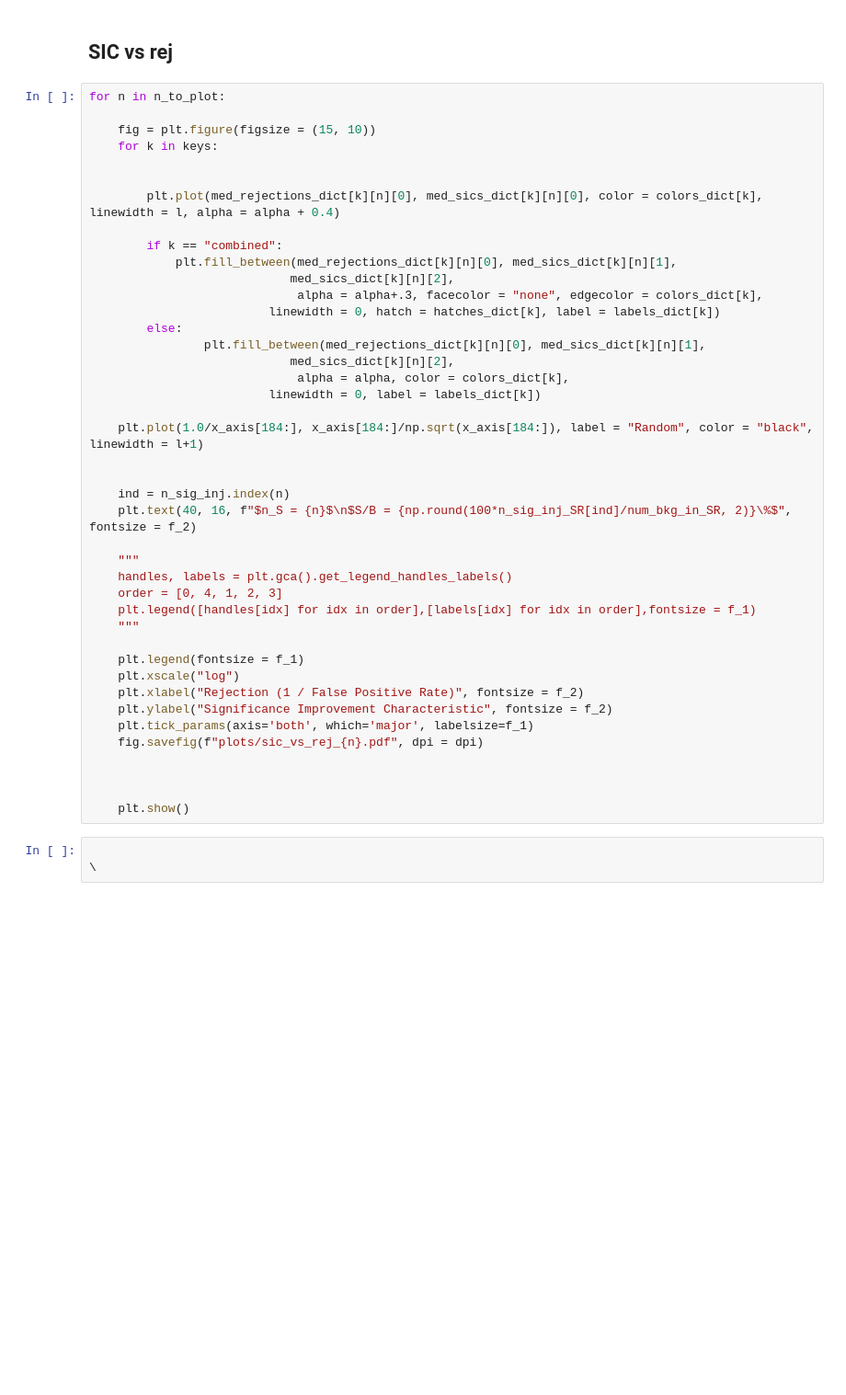
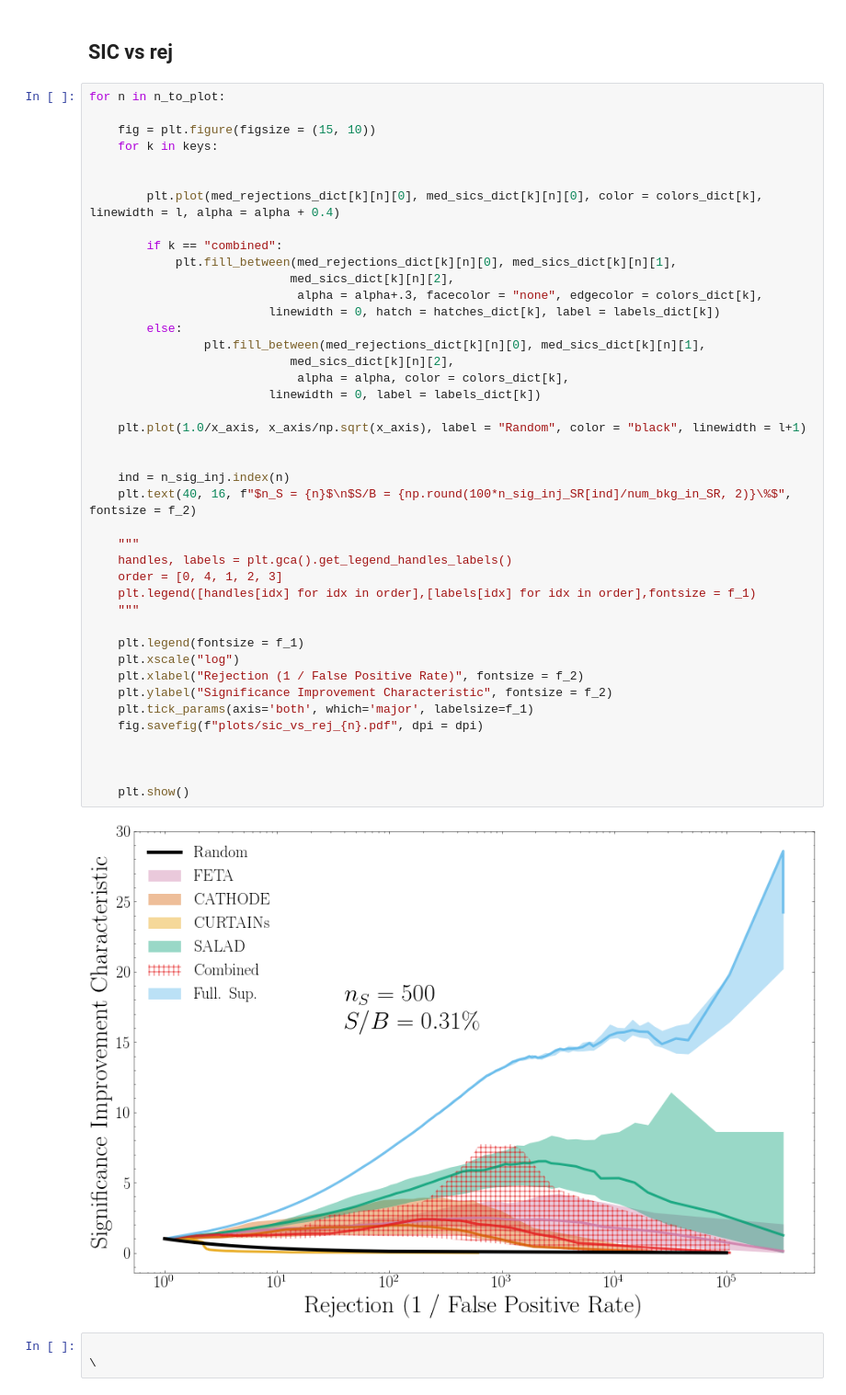
Before and after one commit to rmastand/synthetic_SM_AD, a Jupyter notebook: synthetic_samples_summary_ensembling.ipynb, the cells around one changed output. Shown at 92% size. Saved outputs shown, nothing was run; the diff lists cells and outputs as text; blank space fills up the shorter version.

```diff
--- a/synthetic_samples_summary_ensembling.ipynb
+++ b/synthetic_samples_summary_ensembling.ipynb
@@ -340,34 +348,36 @@ for n in n_to_plot:
                             med_sics_dict[k][n][2],
                              alpha = alpha+.3, facecolor = "none", edgecolor = colors_dict[k],
                          linewidth = 0, hatch = hatches_dict[k], label = labels_dict[k])
         else:
                 plt.fill_between(med_rejections_dict[k][n][0], med_sics_dict[k][n][1],
                             med_sics_dict[k][n][2],
                              alpha = alpha, color = colors_dict[k],
                          linewidth = 0, label = labels_dict[k])
 
-    plt.plot(1.0/x_axis[184:], x_axis[184:]/np.sqrt(x_axis[184:]), label = "Random", color = "black", linewidth = l+1)
+    plt.plot(1.0/x_axis, x_axis/np.sqrt(x_axis), label = "Random", color = "black", linewidth = l+1)
 
 
     ind = n_sig_inj.index(n)
     plt.text(40, 16, f"$n_S = {n}$\n$S/B = {np.round(100*n_sig_inj_SR[ind]/num_bkg_in_SR, 2)}\%$", fontsize = f_2)
 
     """
     handles, labels = plt.gca().get_legend_handles_labels()
     order = [0, 4, 1, 2, 3]
     plt.legend([handles[idx] for idx in order],[labels[idx] for idx in order],fontsize = f_1)
     """
 
     plt.legend(fontsize = f_1)
     plt.xscale("log")
     plt.xlabel("Rejection (1 / False Positive Rate)", fontsize = f_2)
     plt.ylabel("Significance Improvement Characteristic", fontsize = f_2)
     plt.tick_params(axis='both', which='major', labelsize=f_1)
     fig.savefig(f"plots/sic_vs_rej_{n}.pdf", dpi = dpi)
 
 
 
     plt.show()
+# %% [output]
+[figure, added]
 # %%
 
 \
```
Also changed, not shown: parts of 9 cells of this notebook, 3 other files.
